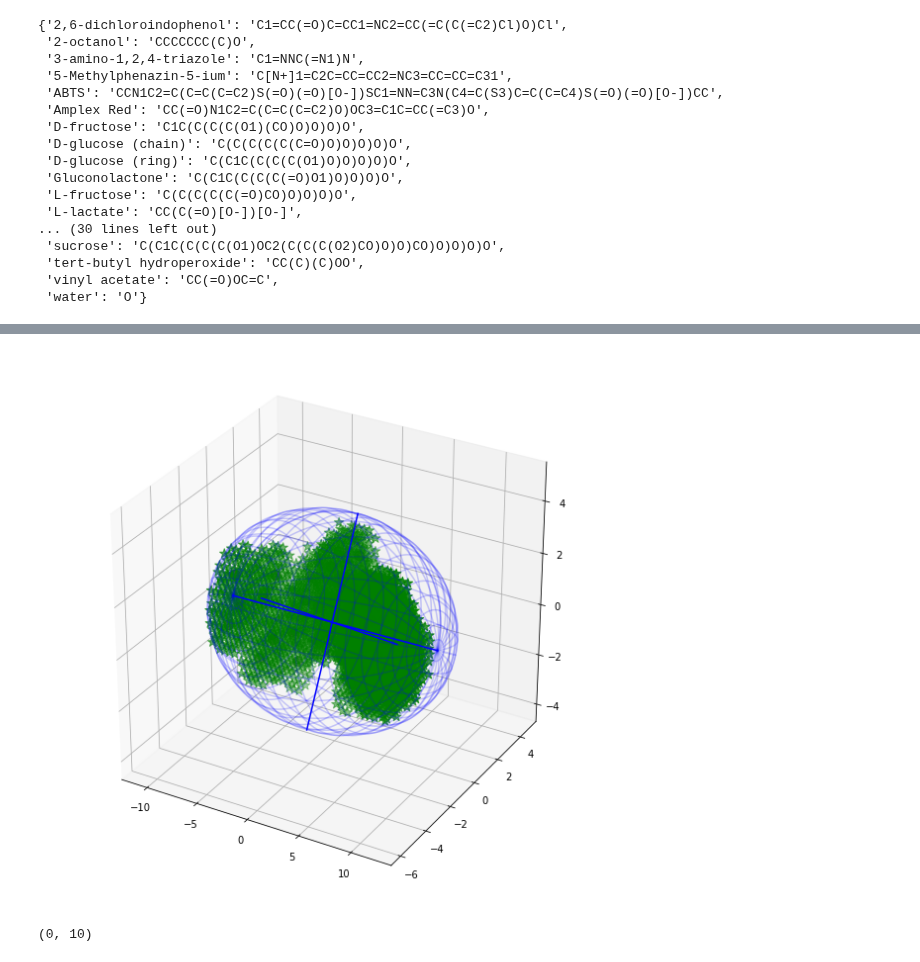
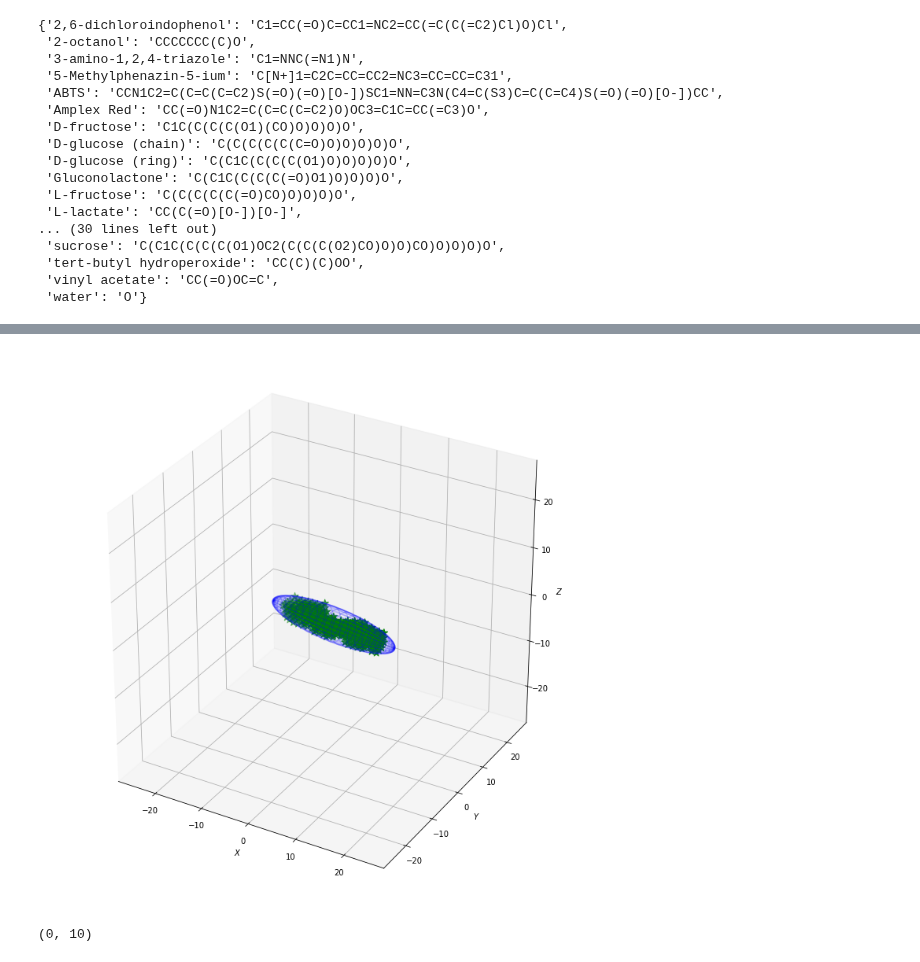
Before and after one commit to andrewtarzia/enzyme_screen, a Jupyter notebook: rdkit_biomin.ipynb, the cells around one changed output, grey strips where cells are left out. Cells and saved outputs as stored; diff of their text form; code cells hidden in the pictures.

```diff
--- a/rdkit_biomin.ipynb
+++ b/rdkit_biomin.ipynb
@@ -320,23 +229,12 @@ hit_points = np.asarray(hit_points)
-# %%
-P = hit_points  # np.reshape([random()*100 for i in range(300)],(100,3))
-# find the ellipsoid
-ET = ellipsoid.EllipsoidTool()
-(center, radii, rotation) = ET.getMinVolEllipse(P, .01)
-
-fig = plt.figure(figsize=(10, 10))
-ax = fig.add_subplot(111, projection='3d')
-
-# plot points
-ax.scatter(atom_positions[:,0], atom_positions[:,1], atom_positions[:,2],
-           color='k', marker='o', s=100)
-ax.scatter(P[:,0], P[:,1], P[:,2], color='g', marker='*', s=100)
-
-# plot ellipsoid
-ET.plotEllipsoid(center, radii, rotation, ax=ax, plotAxes=True)
-
-plt.show()
-# %% [output]
-[figure, removed]
+# %%
+conf_diameters, conf_axes, conf_moments = rdkit_functions.get_ellip_diameters(mol, cids,
+                                                                    vdwScale=1.0,
+                                                                    boxMargin=4.0,
+                                                                    spacing=1.0,
+                                                                    show=False,
+                                                                    plot=True)
+# %% [output]
+[figure, added]
 # %%
 plt.hist(min_diam_sums, facecolor='k', alpha=0.4)
 plt.hist(mid_diam_sums, facecolor='r', alpha=0.4)
```
Also changed, not shown: parts of 5 cells of this notebook, 2 other files.
